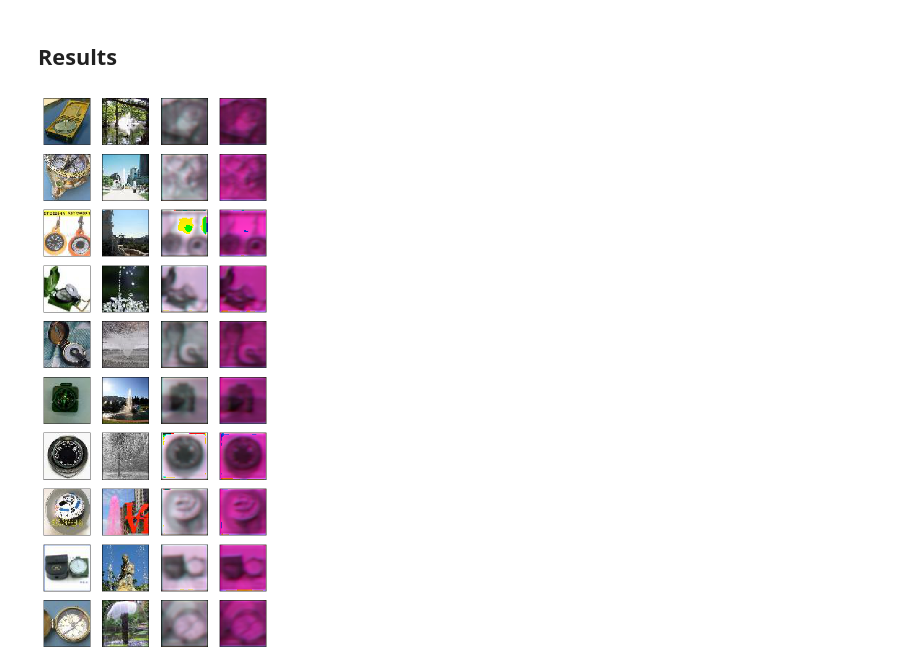
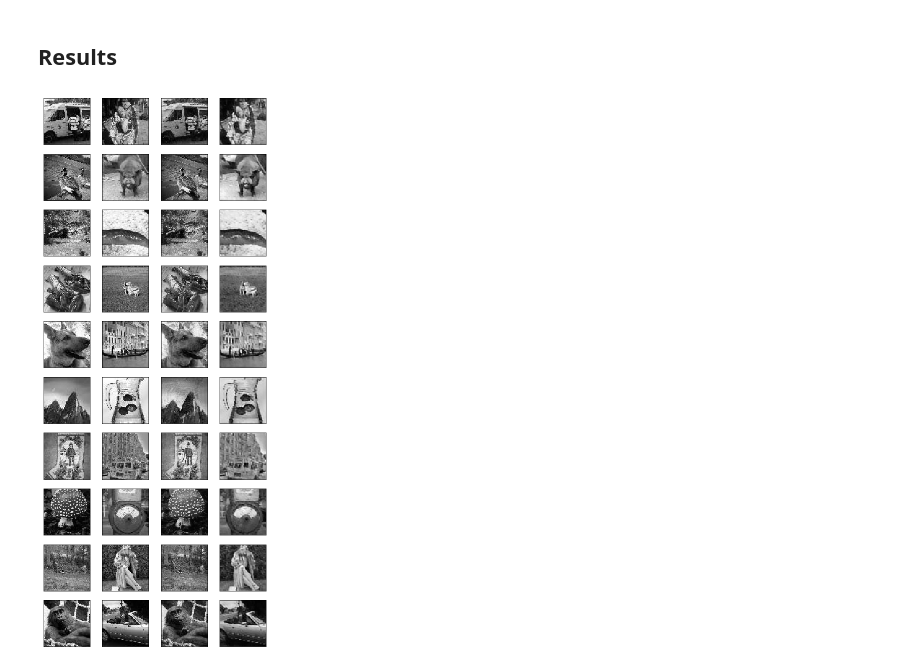
Before and after one commit to alexandremuzio/deep-steg, a Jupyter notebook: deep_steg.ipynb, the cells around one changed output. Cells and saved outputs as stored; diff of their text form; code cells hidden in the pictures.

Commit message:
Updating architecture + adding gaussian noise

```diff
--- a/deep_steg.ipynb
+++ b/deep_steg.ipynb
@@ -93,6 +93,7 @@ plt.imshow(X_train[11])
 from keras.layers import concatenate, Conv2D
 import keras.backend as K
 
+noise_std = 0.01
 beta = 1.0
 def model_loss(y_true, y_pred):
     s_true, c_true = y_true[...,0:3], y_true[...,3:6]
@@ -118,12 +119,18 @@ def create_model(input_size):
     x = Conv2D(50, (4, 4), strides = (1, 1), padding='same', activation='relu', name='conv_hid2')(x)
     x = Conv2D(50, (5, 5), strides = (1, 1), padding='same', activation='relu', name='conv_hid3')(x)
     x = Conv2D(50, (5, 5), strides = (1, 1), padding='same', activation='relu', name='conv_hid4')(x)
-    output_Cprime = Conv2D(3, (3, 3), strides = (1, 1), padding='same', activation='relu', name='conv_hid5')(x)
+    output_Cprime = Conv2D(3, (3, 3), strides = (1, 1), padding='same', activation='relu', name='conv_hidout')(x)
 
-    # TODO Add noise here. Gaussian?
+    # Gaussian noise
+    output_Cprime_noise = GaussianNoise(noise_std)(output_Cprime)
 
     # Reveal network
-    output_Sprime = Conv2D(3, (3, 3), strides = (1, 1), padding='same', activation='relu', name='conv_rev0')(output_Cprime)
+    x = Conv2D(50, (3, 3), strides = (1, 1), padding='same', activation='relu', name='conv_rev0')(output_Cprime_noise)
+    x = Conv2D(50, (4, 4), strides = (1, 1), padding='same', activation='relu', name='conv_rev1')(x)
+    x = Conv2D(50, (4, 4), strides = (1, 1), padding='same', activation='relu', name='conv_rev2')(x)
+    x = Conv2D(50, (5, 5), strides = (1, 1), padding='same', activation='relu', name='conv_rev3')(x)
+    x = Conv2D(50, (5, 5), strides = (1, 1), padding='same', activation='relu', name='conv_rev4')(x)
+    output_Sprime = Conv2D(3, (3, 3), strides = (1, 1), padding='same', activation='relu', name='conv_revout')(x)
     # output_Sprime = MaxPooling2D((2, 2), padding='same', name='s_prime')(x)
 
     # Models
@@ -151,5 +158,5 @@ SVG(model_to_dot(autoencoder_model).create(prog='dot', format='svg'))
 # %% [markdown]
 ## Training
 # %%
-autoencoder_model.fit([input_S, input_C], np.concatenate((input_S, input_C),axis=3), epochs=1)
+autoencoder_model.fit([input_S, input_C], np.concatenate((input_S, input_C),axis=3), epochs=50)
 # %% [output]
@@ -163,29 +184,47 @@ decoded = autoencoder_model.predict([input_S, input_C])
 # %%
 decoded_S, decoded_C = decoded[...,0:3], decoded[...,3:6]
 
+# Show images in gray scale
+SHOW_GRAY = True
 n = 10
 plt.figure(figsize=(8, 20))
-for i in range(0, n):
+
+
+rand_indx = [random.randint(0, 1000) for x in range(n)]
+# for i, idx in enumerate(range(0, n)):
+for i, idx in enumerate(rand_indx):
     ax = plt.subplot(n,4, i * 4 + 1)
-    plt.imshow(input_C[i])
+    if SHOW_GRAY:
+        plt.imshow(rgb2gray(input_C[idx]), cmap = plt.get_cmap('gray'))
+    else:
+        plt.imshow(input_C[idx])
     ax.get_xaxis().set_visible(False)
     ax.get_yaxis().set_visible(False)
 
     ax = plt.subplot(n,4, i * 4 + 2)
-    plt.imshow(input_S[i])
+    if SHOW_GRAY:
+        plt.imshow(rgb2gray(input_S[idx]), cmap = plt.get_cmap('gray'))
+    else:
+        plt.imshow(input_S[idx])
     ax.get_xaxis().set_visible(False)
     ax.get_yaxis().set_visible(False)
 
     ax = plt.subplot(n, 4, i * 4 + 3)
-    plt.imshow(decoded_C[i])
+    if SHOW_GRAY:
+        plt.imshow(rgb2gray(decoded_C[idx]), cmap = plt.get_cmap('gray'))
+    else:
+        plt.imshow(decoded_C[idx])
     ax.get_xaxis().set_visible(False)
     ax.get_yaxis().set_visible(False)
 
     ax = plt.subplot(n, 4, i * 4 + 4)
-    plt.imshow(decoded_S[i])
+    if SHOW_GRAY:
+        plt.imshow(rgb2gray(decoded_S[idx]), cmap = plt.get_cmap('gray'))
+    else:
+        plt.imshow(decoded_S[idx])
     ax.get_xaxis().set_visible(False)
     ax.get_yaxis().set_visible(False)
 
 plt.show()
 # %% [output]
-[figure, old version]
+[figure, new version]
```
Also changed, not shown: parts of 2 cells of this notebook.
